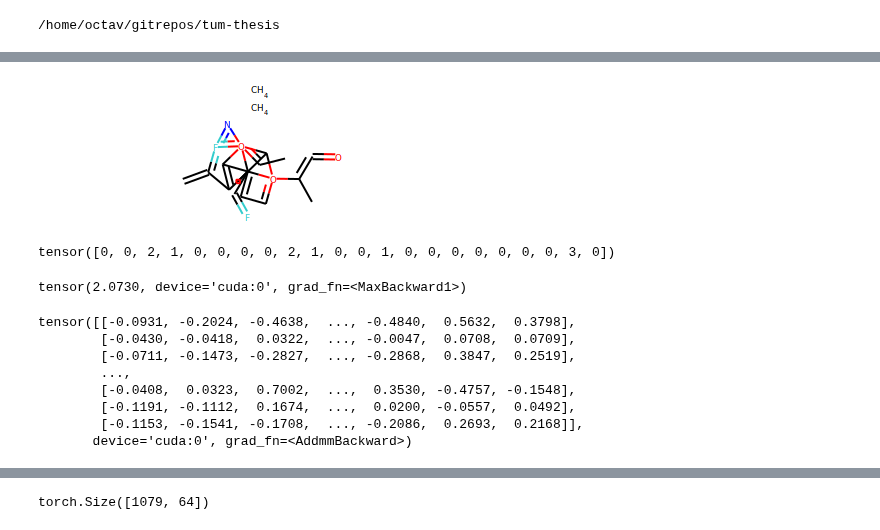
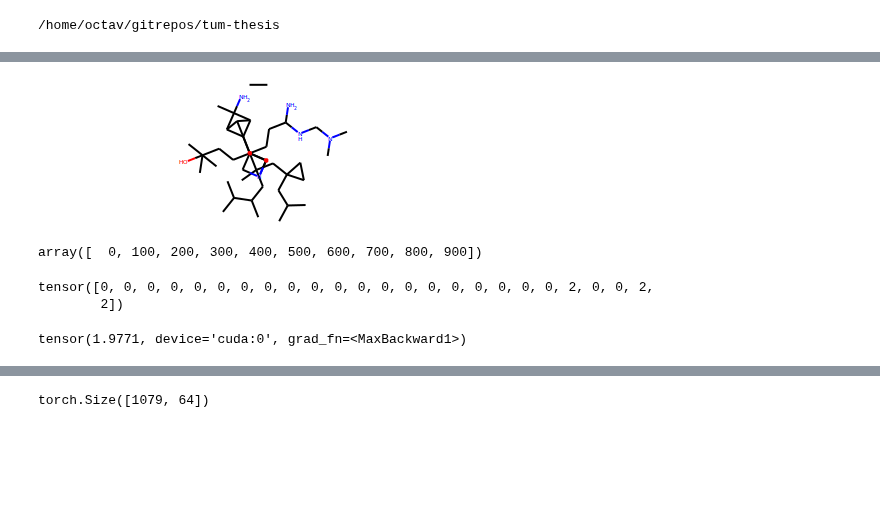
Before and after one commit to octavdragoi/tum-thesis, a Jupyter notebook: ntbk/evaluate.ipynb, the cells around one changed output, grey strips where cells are left out. Saved outputs shown, nothing was run; the diff lists cells and outputs as text; code cells hidden in the pictures; blank space fills up the shorter version.

```diff
--- a/ntbk/evaluate.ipynb
+++ b/ntbk/evaluate.ipynb
@@ -54,26 +56,28 @@ plt.style.use('dark_background')
 model_type = "pointwise"
 sys.argv = ["", "-cuda", "-model_type", model_type, "-one_batch_train"]
 args = get_args()
-outdir_suffix = "dev1"
+outdir_suffix = "dev2"
 args.n_epochs = 100
-args.init_model = "{}-test".format(model_type)
+# args.init_model = "{}-test13-valconeul-dynamic-softmax1".format(model_type)
+args.init_model = "{}-base-longer-softmax3".format(model_type)
+# args.init_model = "{}-test12-valconeul-dynamic-tau1-softmax5".format(model_type)
 args.init_decoder_model = "{}_decode".format(args.init_model)
 args.output_dir = "mol_opt/output_{}/{}/".format(outdir_suffix, args.init_model)
 args.tb_logs_dir = "mol_opt/logs_{}/{}/".format(outdir_suffix, args.init_model)
 args.batch_size = 50
 # %%
 model = args.init_model
-model_iter = 99
+model_iter = 14500
 
 model_name = "model_{}_{}".format(model, model_iter)
 print(args.output_dir + model_name)
 model_decode_name = "model_{}_decode_{}".format(model, model_iter)
 
-molopt, molopt_decoder, _, _, config, _ = load_checkpoint(args.output_dir + model_name)
+molopt, molopt_decoder, _, pen, _, config, _ = load_checkpoint(args.output_dir + model_name)
 
 metrics = MolMetrics(SYMBOLS, FORMAL_CHARGES, BOND_TYPES, False)
 fgw_loss = FGW(alpha = 0.5)
-pen = PenaltyNew(config, model_iter)
+# pen = PenaltyNew(config, model_iter)
 
 molopt_module_list = torch.nn.ModuleList([molopt, molopt_decoder])
 
@@ -104,9 +108,12 @@ Penalty params: tau=0.98039 conn_l=0.00000 val_l=0.00000 euler_l=1.02000 epoch=1
 # %%
-train_data_loader = get_loader("iclr19-graph2graph/data/qed", "train_pairs", args.batch_size, True)
+# train_data_loader = get_loader("iclr19-graph2graph/data/qed", "train_pairs", args.batch_size, True)
+train_data_loader = get_loader("molgen/data/chembl50", "train", 50, same_number_atoms = True)
 
 for i in train_data_loader:
-    X = (MolGraph(i[0]))
-    Y = (MolGraph(i[1]))
+#     X = (MolGraph(i[0]))
+#     Y = (MolGraph(i[1]))
+    X = MolGraph(i)
+    Y = X
     break
 # %%
 x_embedding = molopt.forward(X)
@@ -165,14 +224,20 @@ vars(args)
 # %%
 bond_idx = 0
 smiles = []
+
+yhat = []
+yact = []
 for mol_idx, (st, le) in enumerate(Y.scope):
-    pred_symbols = symbols_labels[st:st+le]
-    target_symbols = torch.argmax(target[mol_idx]['SYMBOLS'], dim=1)
-
     symbols = symbols_labels[st:st+le]
     charges = charges_labels[st:st+le]
-    bonds = bonds_labels[bond_idx:bond_idx+le*le].view(le, le, -1)
+    bonds = bonds_labels[bond_idx:bond_idx+le*le].view(le, le)
     bond_idx += le * le
     smiles.append(feat2smiles(SYMBOLS, FORMAL_CHARGES, BOND_TYPES, symbols, charges, bonds, False))
+    yhat.append(le)
+    yact.append((bonds != 4).sum().item()/2.)
+    print (mol_idx, yact[-1], le)
     print (smiles[-1])
+
+yhat = np.array(yhat)
+yact = np.array(yact)
 # %% [output]
@@ -196,27 +268,21 @@ C.C.C=C1CC2N13C1C4=C2156=C1CO=NN2=N3C145O=6(C)C2.O
 # %%
-Chem.MolFromSmiles(smiles[6], sanitize = False)
+Chem.MolFromSmiles(smiles[5], sanitize = False)
 # %% [output]
-[figure, old version]
+[figure, new version]
+# %%
+np.arange(0,1000,100)
+# %% [output]
+array([  0, 100, 200, 300, 400, 500, 600, 700, 800, 900])
 # %%
 mol_idx = 0
 torch.argmax(target[mol_idx]['SYMBOLS'], dim=1)
 # %% [output]
-tensor([0, 0, 2, 1, 0, 0, 0, 0, 2, 1, 0, 0, 1, 0, 0, 0, 0, 0, 0, 0, 3, 0])
+tensor([0, 0, 0, 0, 0, 0, 0, 0, 0, 0, 0, 0, 0, 0, 0, 0, 0, 0, 0, 0, 2, 0, 0, 2,
+        2])
 # %%
 (x_embedding.mean(axis = 0) / x_embedding.std(axis = 0)).abs().max()
 # %% [output]
-tensor(2.0730, device='cuda:0', grad_fn=<MaxBackward1>)
+tensor(1.9771, device='cuda:0', grad_fn=<MaxBackward1>)
-# %%
-x_embedding
-# %% [output]
-tensor([[-0.0931, -0.2024, -0.4638,  ..., -0.4840,  0.5632,  0.3798],
-        [-0.0430, -0.0418,  0.0322,  ..., -0.0047,  0.0708,  0.0709],
-        [-0.0711, -0.1473, -0.2827,  ..., -0.2868,  0.3847,  0.2519],
-        ...,
-        [-0.0408,  0.0323,  0.7002,  ...,  0.3530, -0.4757, -0.1548],
-        [-0.1191, -0.1112,  0.1674,  ...,  0.0200, -0.0557,  0.0492],
-        [-0.1153, -0.1541, -0.1708,  ..., -0.2086,  0.2693,  0.2168]],
-       device='cuda:0', grad_fn=<AddmmBackward>)
 # %%
 target_smiles = [Chem.MolToSmiles(y) for y in Y.rd_mols]
 initial_smiles = [Chem.MolToSmiles(y) for y in X.rd_mols]
```
Also changed, not shown: parts of 35 cells of this notebook, 12 other files.
